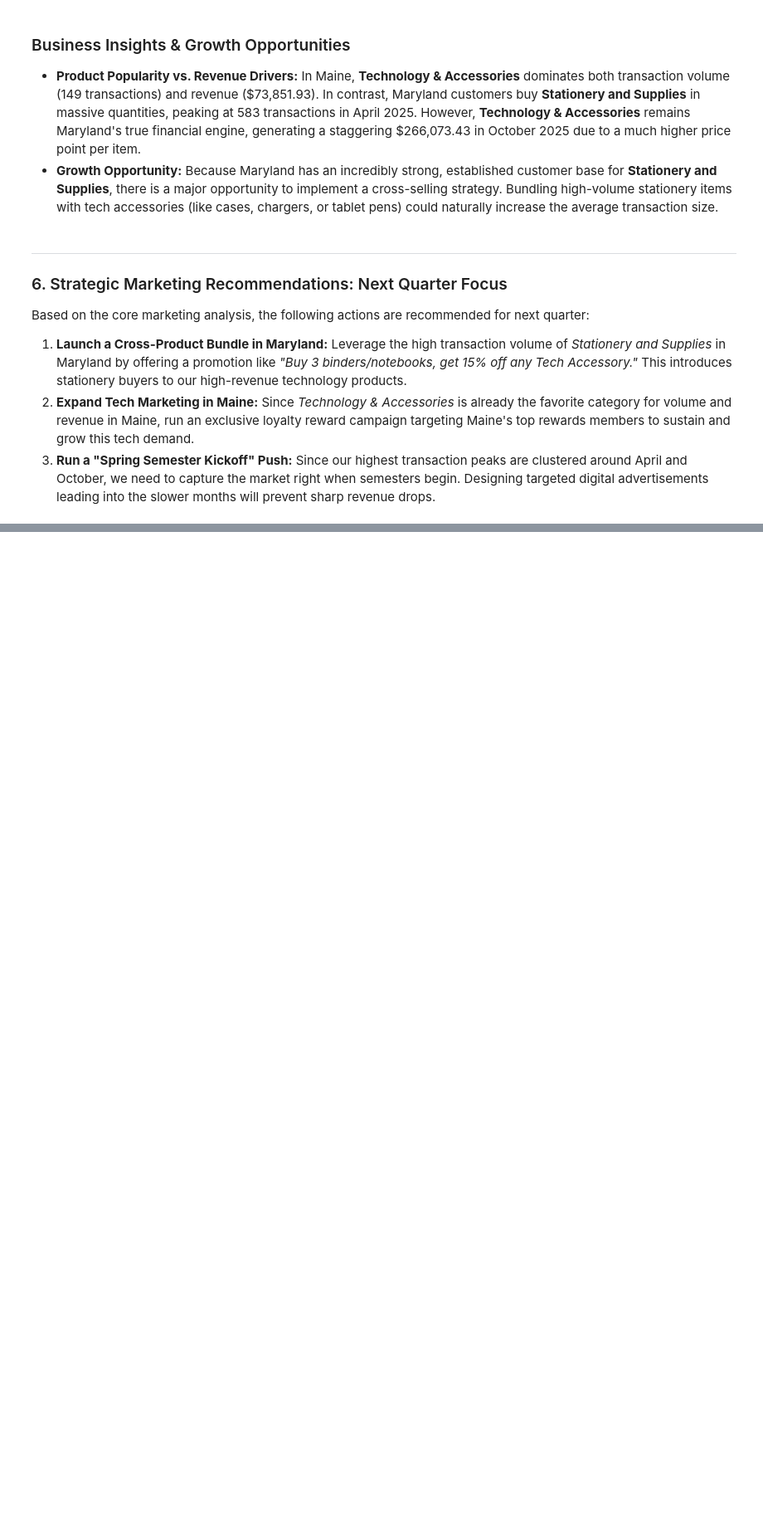
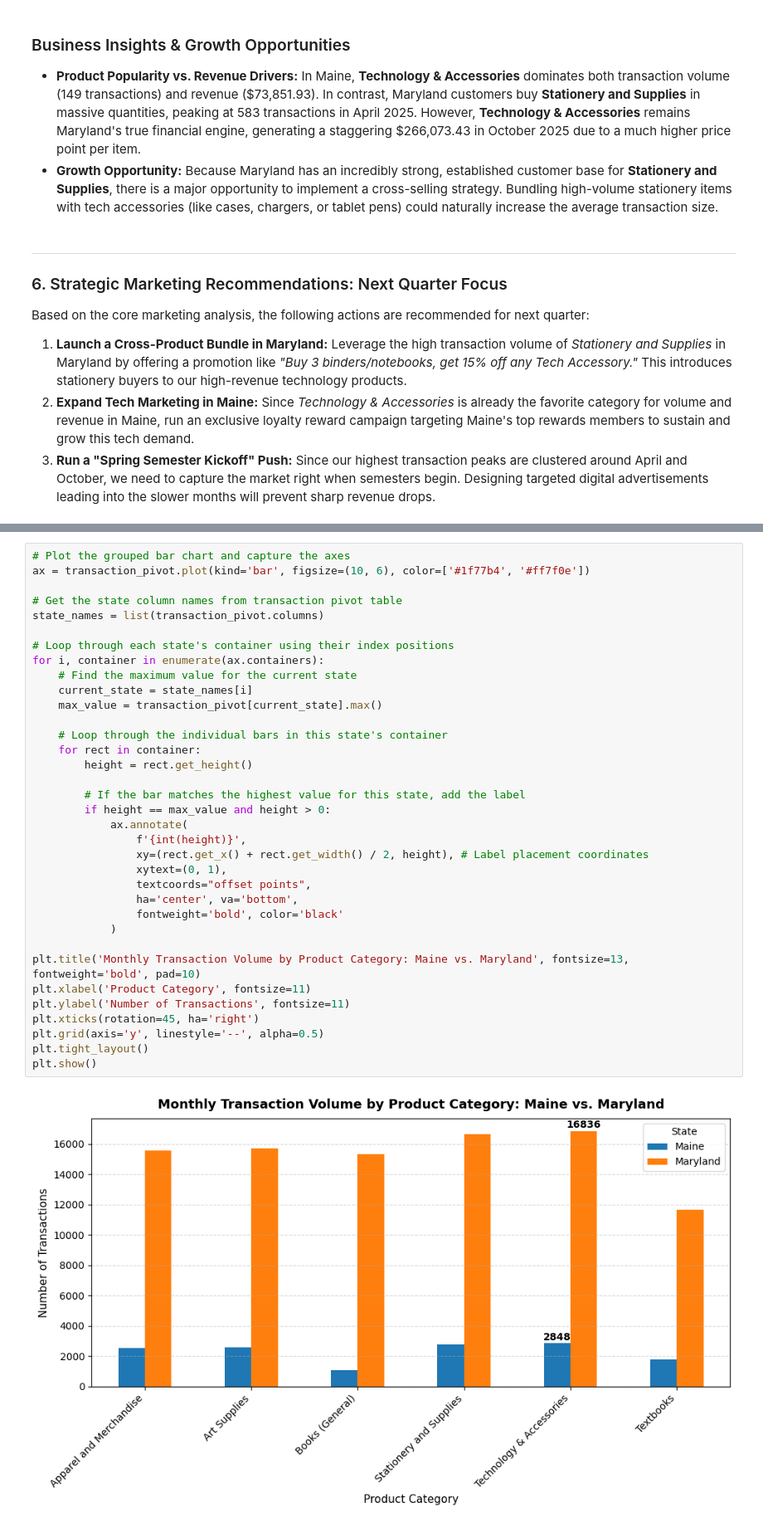
Before and after one commit to dania-kabakibi/Capstone_2, a Jupyter notebook: kabakibi_sales_analysis.ipynb, the cells around one changed output, grey strips where cells are left out. Shown at 83% size. Drawn from its saved outputs; the diff is of its cells as text; blank space fills up the shorter version.

Commit message:
Complete all data visualizations

```diff
--- a/kabakibi_sales_analysis.ipynb
+++ b/kabakibi_sales_analysis.ipynb
@@ -445,0 +472,37 @@ Based on the core marketing analysis, the following actions are recommended for
+# %%
+# Plot the grouped bar chart and capture the axes
+ax = transaction_pivot.plot(kind='bar', figsize=(10, 6), color=['#1f77b4', '#ff7f0e'])
+
+# Get the state column names from transaction pivot table
+state_names = list(transaction_pivot.columns)
+
+# Loop through each state's container using their index positions
+for i, container in enumerate(ax.containers):
+    # Find the maximum value for the current state
+    current_state = state_names[i]
+    max_value = transaction_pivot[current_state].max()
+
+    # Loop through the individual bars in this state's container
+    for rect in container:
+        height = rect.get_height()
+
+        # If the bar matches the highest value for this state, add the label
+        if height == max_value and height > 0:
+            ax.annotate(
+                f'{int(height)}',
+                xy=(rect.get_x() + rect.get_width() / 2, height), # Label placement coordinates
+                xytext=(0, 1),
+                textcoords="offset points",
+                ha='center', va='bottom',
+                fontweight='bold', color='black'
+            )
+
+plt.title('Monthly Transaction Volume by Product Category: Maine vs. Maryland', fontsize=13, fontweight='bold', pad=10)
+plt.xlabel('Product Category', fontsize=11)
+plt.ylabel('Number of Transactions', fontsize=11)
+plt.xticks(rotation=45, ha='right')
+plt.grid(axis='y', linestyle='--', alpha=0.5)
+plt.tight_layout()
+plt.show()
+# %% [output]
+[figure, added]
```
Also changed, not shown: parts of 9 cells of this notebook.
